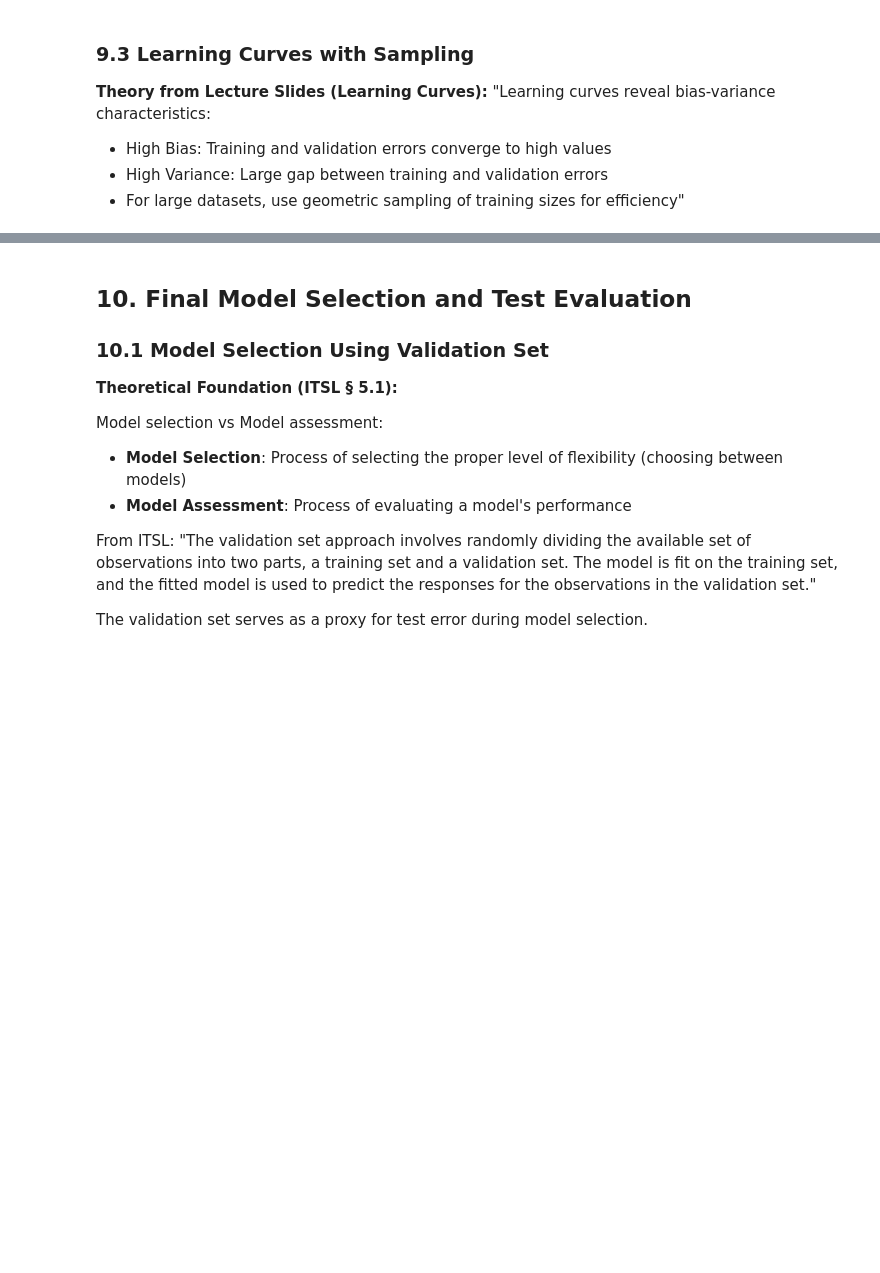
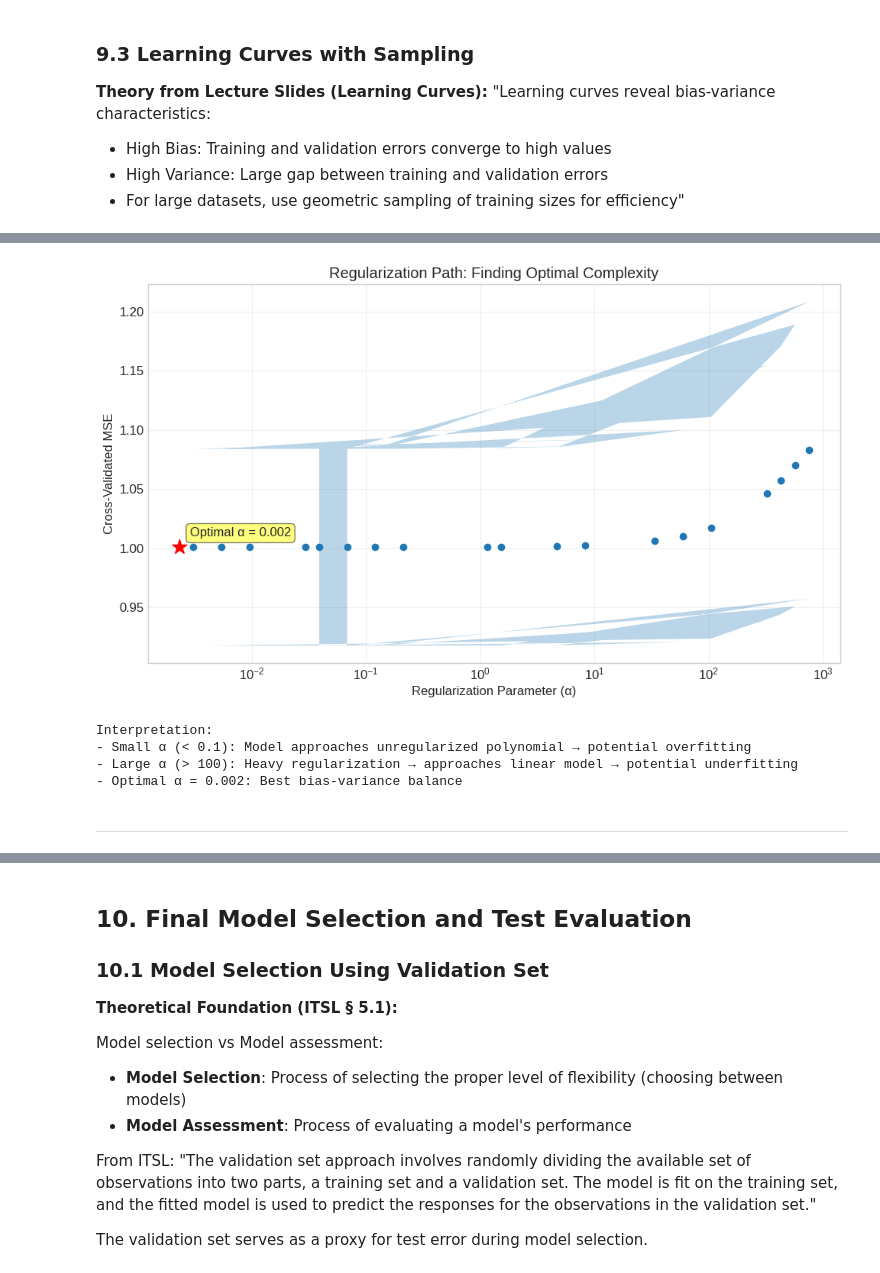
Before and after one commit to HlexNC/Painfully-Trivial, a Jupyter notebook: 1-Machine-Learning-v2.ipynb, the cells around one changed output, grey strips where cells are left out. Cells and saved outputs as stored; diff of their text form; code cells hidden in the pictures; blank space fills up the shorter version.

```diff
--- a/1-Machine-Learning-v2.ipynb
+++ b/1-Machine-Learning-v2.ipynb
@@ -1562,0 +1585,72 @@ num__is_weekend: 0.0008
+# %%
+print("\n" + "="*80)
+print("REGULARIZED POLYNOMIAL MODELS FOR PRODUCTION")
+print("="*80)
+
+# Hyperparameter tuning for regularized polynomial model
+from sklearn.model_selection import RandomizedSearchCV
+
+# Define pipeline with polynomial features and regularization
+final_pipeline = Pipeline([
+    ('preprocessor', preprocessor),
+    ('poly', PolynomialFeatures(degree=2, include_bias=False)),
+    ('scaler', StandardScaler()),
+    ('regressor', Ridge())
+])
+
+# Efficient random search (faster than grid search for large datasets)
+param_distributions = {
+    'regressor__alpha': np.logspace(-3, 3, 50)  # 0.001 to 1000
+}
+
+print("Performing randomized search for optimal regularization...")
+print("Using 20 random combinations (vs 50 in grid search)")
+
+random_search = RandomizedSearchCV(
+    final_pipeline,
+    param_distributions,
+    n_iter=20,  # Only test 20 random combinations
+    cv=KFold(n_splits=3, shuffle=True, random_state=42),  # 3-fold for efficiency
+    scoring='neg_mean_squared_error',
+    n_jobs=-1,
+    random_state=42,
+    verbose=1
+)
+
+# Fit on sample
+random_search.fit(X_sample, y_sample)
+
+print(f"\nBest regularization parameter: α = {random_search.best_params_['regressor__alpha']:.3f}")
+print(f"Best CV MSE: {-random_search.best_score_:.3f}")
+
+# Analyze regularization path
+results_df = pd.DataFrame(random_search.cv_results_)
+alphas = results_df['param_regressor__alpha'].values
+mean_scores = -results_df['mean_test_score'].values
+std_scores = results_df['std_test_score'].values
+
+plt.figure(figsize=(10, 6))
+plt.semilogx(alphas, mean_scores, 'o')
+plt.fill_between(alphas, mean_scores - std_scores, mean_scores + std_scores, alpha=0.3)
+plt.xlabel('Regularization Parameter (α)')
+plt.ylabel('Cross-Validated MSE')
+plt.title('Regularization Path: Finding Optimal Complexity')
+plt.grid(True, alpha=0.3)
+
+# Mark the optimum
+best_idx = np.argmin(mean_scores)
+plt.scatter(alphas[best_idx], mean_scores[best_idx],
+           color='red', s=200, marker='*', zorder=5)
+plt.annotate(f'Optimal α = {alphas[best_idx]:.3f}',
+            xy=(alphas[best_idx], mean_scores[best_idx]),
+            xytext=(10, 10), textcoords='offset points',
+            bbox=dict(boxstyle='round', facecolor='yellow', alpha=0.5))
+
+plt.tight_layout()
+plt.show()
+
+print("\nInterpretation:")
+print(f"- Small α (< 0.1): Model approaches unregularized polynomial → potential overfitting")
+print(f"- Large α (> 100): Heavy regularization → approaches linear model → potential underfitting")
+print(f"- Optimal α = {random_search.best_params_['regressor__alpha']:.3f}: Best bias-variance balance")
+# %% [output]
@@ -1562,0 +1666,7 @@ num__is_weekend: 0.0008
+[figure, added]
+Interpretation:
+- Small α (< 0.1): Model approaches unregularized polynomial → potential overfitting
+- Large α (> 100): Heavy regularization → approaches linear model → potential underfitting
+- Optimal α = 0.002: Best bias-variance balance
+# %% [markdown]
+---
```
Also changed, not shown: parts of 28 cells of this notebook.
